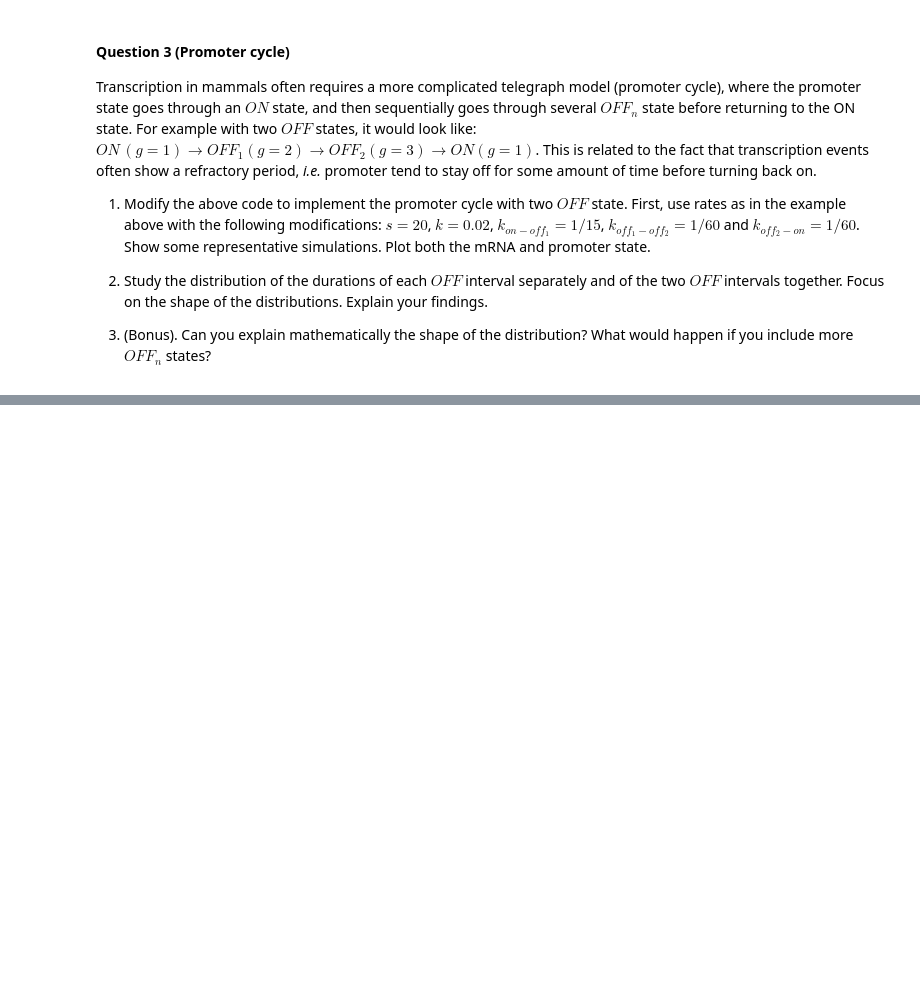
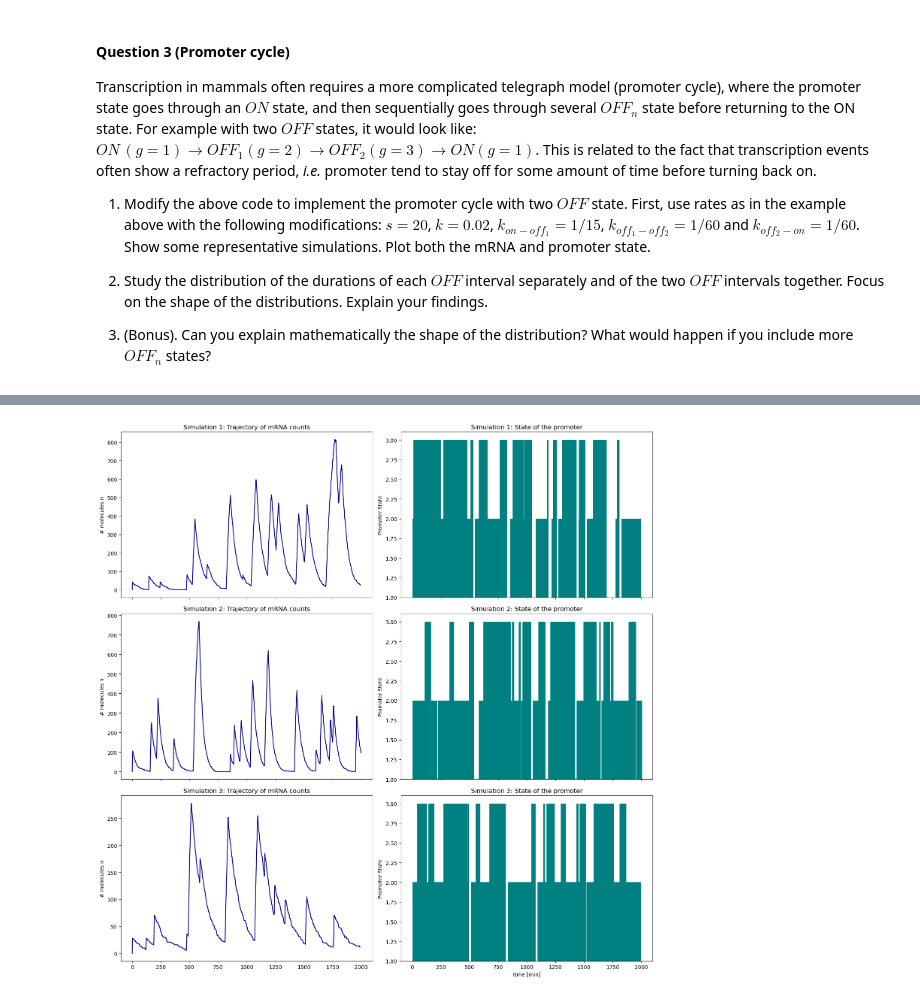
Before and after one commit to GregoirePachebat/group_18, a Jupyter notebook: Week11/Exercise_Week11_12_A_Exercises.ipynb, the cells around one changed output, grey strips where cells are left out. Drawn from its saved outputs; the diff is of its cells as text; code cells hidden in the pictures; blank space fills up the shorter version.

```diff
--- a/Week11/Exercise_Week11_12_A_Exercises.ipynb
+++ b/Week11/Exercise_Week11_12_A_Exercises.ipynb
@@ -618,0 +501,23 @@ plt.show()
+# %%
+# Parameters for the three different cases
+parameters_list = [
+    (20, 0.02, 1/15, 1/60, 1/60),  # Cas 1
+    (30, 0.03, 1/20, 1/50, 1/50),  # Cas 2
+    (10, 0.01, 1/10, 1/40, 1/40)   # Cas 3
+]
+
+n0 = 0
+g0 = 1
+t_end = 2000
+DT = 1
+
+# Run the Gillespie algorithm for the three different cases
+simulations = []
+for parameters in parameters_list:
+    n_print, g_print, t_print = run_gillespie_telegraph_new(n0, g0, parameters, t_end, DT)
+    simulations.append((n_print, g_print, t_print))
+
+# Plot the results
+plot_gillespie_telegraph(simulations)
+# %% [output]
+[figure, added]
```
Also changed, not shown: parts of 6 cells of this notebook.
